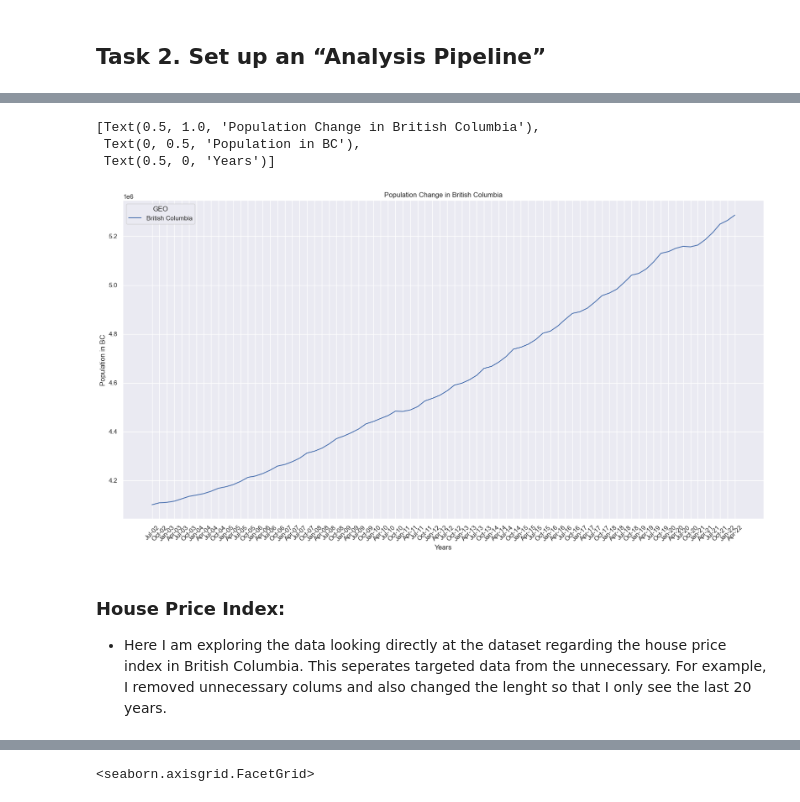
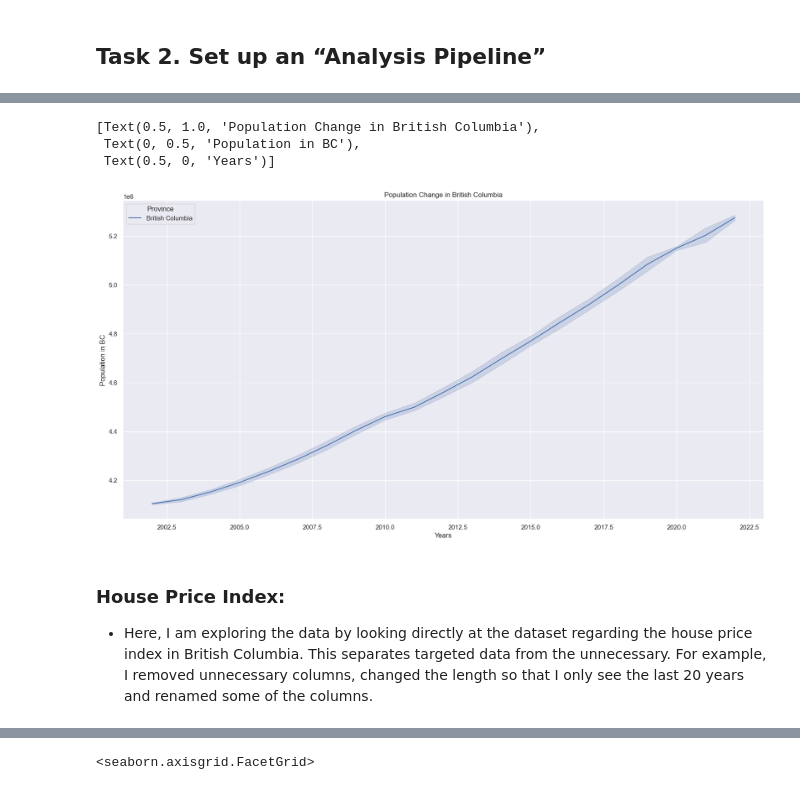
Before and after one commit to ubco-W2022T1-cosc301/group13, a Jupyter notebook: notebooks/analysis2.ipynb, the cells around one changed output, grey strips where cells are left out. Cells and saved outputs as stored; diff of their text form; code cells hidden in the pictures.

```diff
--- a/notebooks/analysis2.ipynb
+++ b/notebooks/analysis2.ipynb
@@ -171,6 +145,8 @@ def load_and_process(path):
         .loc[lambda x: x['GEO']=='British Columbia']
         .reset_index(drop=True)
         .loc[:, ['REF_DATE', 'GEO', 'Population estimate']]
+        .set_axis(['Year', 'Province', 'Population'], axis='columns')
         .iloc[-80:]
     )
+    dataset_population_by_region['Year'] = pd.DatetimeIndex(pd.to_datetime(dataset_population_by_region['Year'], format='%b-%y')).year
     return dataset_population_by_region
@@ -196,16 +171,15 @@ dataset_population_by_region
 # %%
 plt.figure(figsize=(20, 10))
-plt.xticks(rotation=45)
-sns.lineplot(data=dataset_population_by_region2[-80:], x="REF_DATE", y="Population estimate", hue="GEO").set(title="Population Change in British Columbia", ylabel="Population in BC", xlabel="Years")
+sns.lineplot(data=dataset_population_by_region, x='Year', y='Population', hue='Province').set(title="Population Change in British Columbia", ylabel="Population in BC", xlabel="Years")
 # %% [output]
 [Text(0.5, 1.0, 'Population Change in British Columbia'),
  Text(0, 0.5, 'Population in BC'),
  Text(0.5, 0, 'Years')]
-[figure, old version]
+[figure, new version]
 # %% [markdown]
 ### House Price Index:
 
-- Here I am exploring the data looking directly at the dataset regarding the house price index in British Columbia. This seperates targeted data from the unnecessary. For example, I removed unnecessary colums and also changed the lenght so that I only see the last 20 years.
+- Here, I am exploring the data by looking directly at the dataset regarding the house price index in British Columbia. This separates targeted data from the unnecessary. For example, I removed unnecessary columns, changed the length so that I only see the last 20 years and renamed some of the columns.
 # %%
 def load_and_process(path):
     dataset_hpi_by_region = (
```
Also changed, not shown: parts of 25 cells of this notebook, 1 other file.
